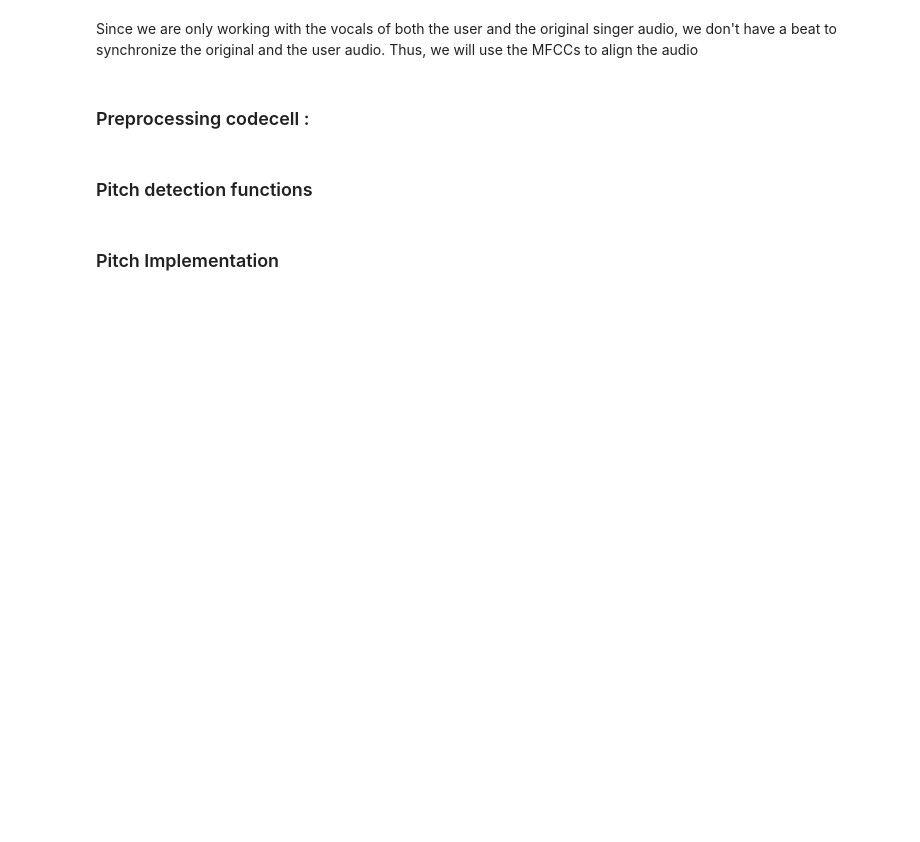
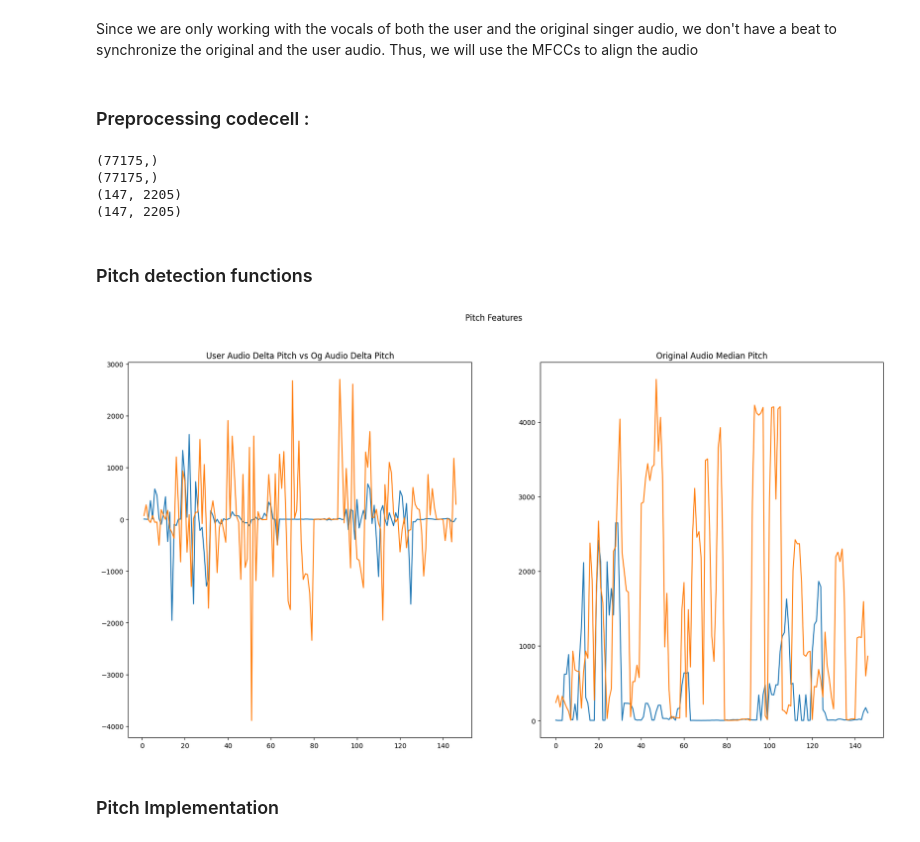
Before and after one commit to bhaskarmulik/Song-Evaulation-System, a Jupyter notebook: notebooks/scoring_sys.ipynb, the cells around one changed output. Cells and saved outputs as stored; diff of their text form; code cells hidden in the pictures; blank space fills up the shorter version.

Commit message:
pitch left

```diff
--- a/notebooks/scoring_sys.ipynb
+++ b/notebooks/scoring_sys.ipynb
@@ -54,8 +54,9 @@ def subset_audio(audio, sr):
 
 #Dividing the song into frames
 def frames(audio):
-    frame_length = 75
-    return librosa.util.frame(audio, frame_length=frame_length, hop_length=frame_length//2)
+    frame_length = 2205
+    frames = librosa.util.frame(audio, frame_length=frame_length, hop_length=512)
+    return np.transpose(frames)
 
 #Windowing a frame
 def windowing(frame):
@@ -71,50 +72,88 @@ def l6_norm(vector):
     return np.linalg.norm(vector, ord=6)
 
 #DTW algorithm
-def DTW(vec1, vec2):
-    _, wp = librosa.sequence.dtw(vec1, vec2, backtrack=True)
-    nan_rows = np.isnan(wp[:, 0] | np.isnan(wp[:, 1]))  # Check for NaN in either column
-    # Remove rows with NaN (optional)
-    wp_filtered = wp[~nan_rows, :]
-    return wp[0], wp[1]
+# def DTW(vec1, vec2):
+#     _, wp = librosa.sequence.dtw(vec1, vec2, backtrack=True)
+#     nan_rows = np.isnan(wp[:, 0] | np.isnan(wp[:, 1]))  # Check for NaN in either column
+#     # Remove rows with NaN (optional)
+#     wp_filtered = wp[~nan_rows, :]
+#     return wp[0], wp[1]
 
 user_audio = trim_audio(user_audio)
 og_audio = trim_audio(og_audio)
 
 user_audio = resample_audio(user_audio, sr1, 22050)
+sr1 = 22050
 og_audio = resample_audio(og_audio, sr2, 22050)
+sr2 = 22050
 
 user_audio = subset_audio(user_audio, 22050)
+print(user_audio.shape)
 og_audio = subset_audio(og_audio, 22050)
+print(og_audio.shape)
 
 user_frames = frames(user_audio)
 og_frames = frames(og_audio)
+print(user_frames.shape)
+print(og_frames.shape)
+# %% [output]
+(77175,)
+(77175,)
+(147, 2205)
+(147, 2205)
 # %% [markdown]
 ### Pitch detection functions
 # %%
 def pitch_detection(y, sr):
     pitches, magnitudes = librosa.core.piptrack(y=y, sr=sr)
     # get indexes of the maximum value in each time slice
     max_indexes = np.argmax(magnitudes, axis=0)
     # get the pitches of the max indexes per time slice
     pitches = pitches[max_indexes, range(magnitudes.shape[1])]
     return pitches
 
+def med_sub_p(pitch_vector):
+    median = np.median(pitch_vector)
+    return pitch_vector - median
+
 def pitch_features(frames, sr):
     l2n = []
     pmed=[]
     for frame in frames:
         pitch_vector = pitch_detection(frame, sr)
         # print(frame.shape, pitch_vector.shape)
         l2n.append(l2_norm(pitch_vector))
-        pmed.append(np.median(pitch_vector))
+        medsubp = med_sub_p(pitch_vector)
+        pmed.append(l2_norm(medsubp))
     l2n = pd.Series(l2n)
-    l2n_shifted = l2n.shift(1)
-    pitch_der = np.array(l2n) - np.array(l2n_shifted)
-    return pitch_der, np.array(pmed)
+    pitch_der = l2n.diff()
+    return np.array(pitch_der), np.array(pmed)
+
+# def pitch_new(audio, sr):
+#     pitches, magnitudes = librosa.core.piptrack(y=audio, sr=sr)
+#     # get indexes of the maximum value in each time slice
+#     max_indexes = np.argmax(magnitudes, axis=0)
+#     # get the pitches of the max indexes per time slice
+#     pitches = pitches[max_indexes, range(magnitudes.shape[1])]
+#     l2norm = l2_norm(pitches)
+#     return l2norm
 
 user_delta_p, user_pmed = pitch_features(user_frames, sr1)
 og_delta_p, og_pmed = pitch_features(og_frames, sr2)
+
+#Plotting the pitch features
+figure, ax = plt.subplots(1,2, figsize=(20,10))
+figure.suptitle('Pitch Features')
+ax[0].plot(user_delta_p)
+ax[0].set_title('User Audio Delta Pitch vs Og Audio Delta Pitch')
+ax[0].plot(og_delta_p)
+ax[1].plot(user_pmed)
+ax[1].set_title('User Audio Median Pitch vs Og Audio Median Pitch')
+ax[1].plot(og_pmed)
+ax[1].set_title('Original Audio Median Pitch')
+plt.show()
+# %% [output]
+[figure, added]
 # %% [markdown]
 ### Pitch Implementation
 # %%
```
Also changed, not shown: parts of 10 cells of this notebook.
